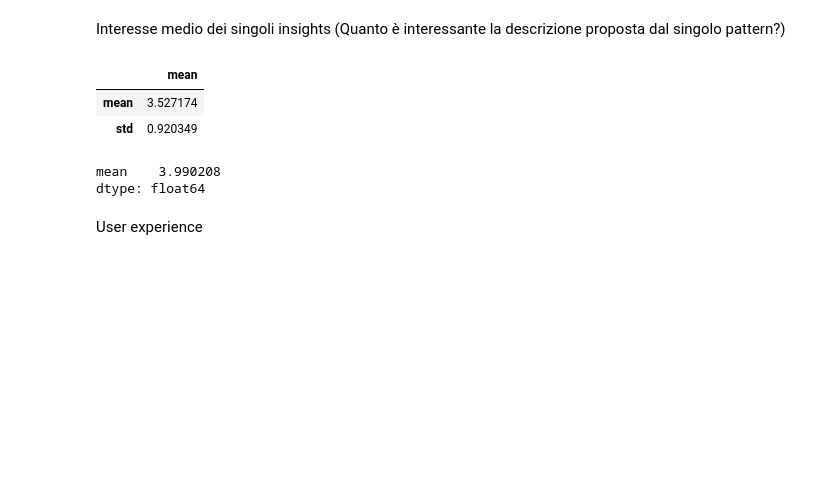
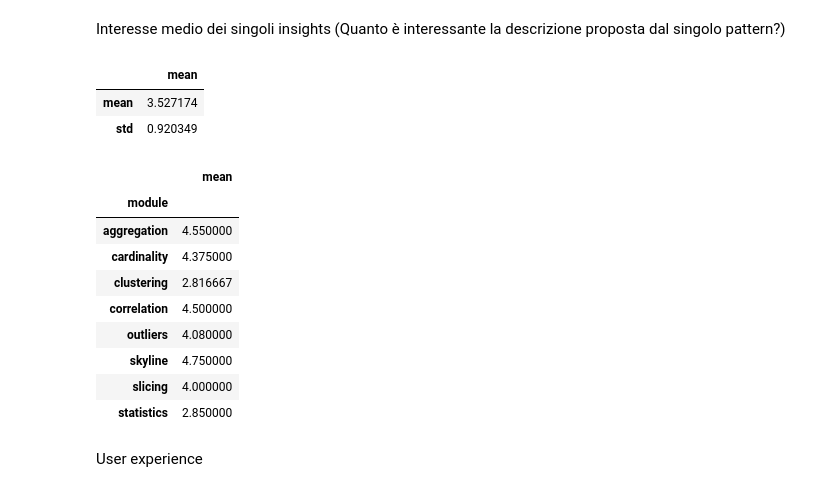
Before and after one commit to big-unibo/conversational-olap, a Jupyter notebook: COOL/src/main/python/charts.ipynb, the cells around one changed output. Cells and saved outputs as stored; diff of their text form; code cells hidden in the pictures; blank space fills up the shorter version.

```diff
--- a/COOL/src/main/python/charts.ipynb
+++ b/COOL/src/main/python/charts.ipynb
@@ -309,38 +309,46 @@ df[[x for x in df.columns if "Quanto è interessante la descrizione proposta dal
 |  | mean |
 | mean | 3.527174 |
 | std | 0.920349 |
-# %%
-dff2 = df[[x for x in df.columns if "Quanto è interessante la descrizione proposta dal singolo pattern?" in x]].agg([np.mean], axis=0)
-
-dff2 = dff2.T
-
-def m(x):
-    if "clusters" in x:
-        return "clustering"
-    elif "anomalous" in x:
-        return "outliers"
-    elif "Grouped by" in x:
-        return "statistics"
-    elif "in the number of members" in x:
-        return "cardinality"
-    elif "All" in x or "highest value variability" in x:
-        return "aggregation"
-    elif "correlation" in x:
-        return "correlation"
-    elif "both higher than" in x:
-        return "skyline"
-    elif "the facts with highest decrease" in x:
-        return "slicing"
-    else:
-        return x
-
-# dff.columns = [m(x) for x in dff.columns]
-dff2 = dff2.reset_index()
-dff2["module"] = dff2.apply(lambda x: m(x["index"]), axis=1)
-dff2.drop(columns=["index"]).groupby(["module"]).mean().mean()
-# %% [output]
-mean    3.990208
-dtype: float64
+# %%
+dff2 = df[[x for x in df.columns if "Quanto è interessante la descrizione proposta dal singolo pattern?" in x]].agg([np.mean], axis=0)
+
+dff2 = dff2.T
+
+def m(x):
+    if "clusters" in x:
+        return "clustering"
+    elif "anomalous" in x:
+        return "outliers"
+    elif "Grouped by" in x:
+        return "statistics"
+    elif "in the number of members" in x:
+        return "cardinality"
+    elif "All" in x or "highest value variability" in x:
+        return "aggregation"
+    elif "correlation" in x:
+        return "correlation"
+    elif "both higher than" in x:
+        return "skyline"
+    elif "the facts with highest decrease" in x:
+        return "slicing"
+    else:
+        return x
+
+# dff.columns = [m(x) for x in dff.columns]
+dff2 = dff2.reset_index()
+dff2["module"] = dff2.apply(lambda x: m(x["index"]), axis=1)
+dff2.drop(columns=["index"]).groupby(["module"]).mean()
+# %% [output]
+|  | mean |
+| module |  |
+| aggregation | 4.550000 |
+| cardinality | 4.375000 |
+| clustering | 2.816667 |
+| correlation | 4.500000 |
+| outliers | 4.080000 |
+| skyline | 4.750000 |
+| slicing | 4.000000 |
+| statistics | 2.850000 |
 # %% [markdown]
 User experience
 # %%
```
Also changed, not shown: 1 other file.
